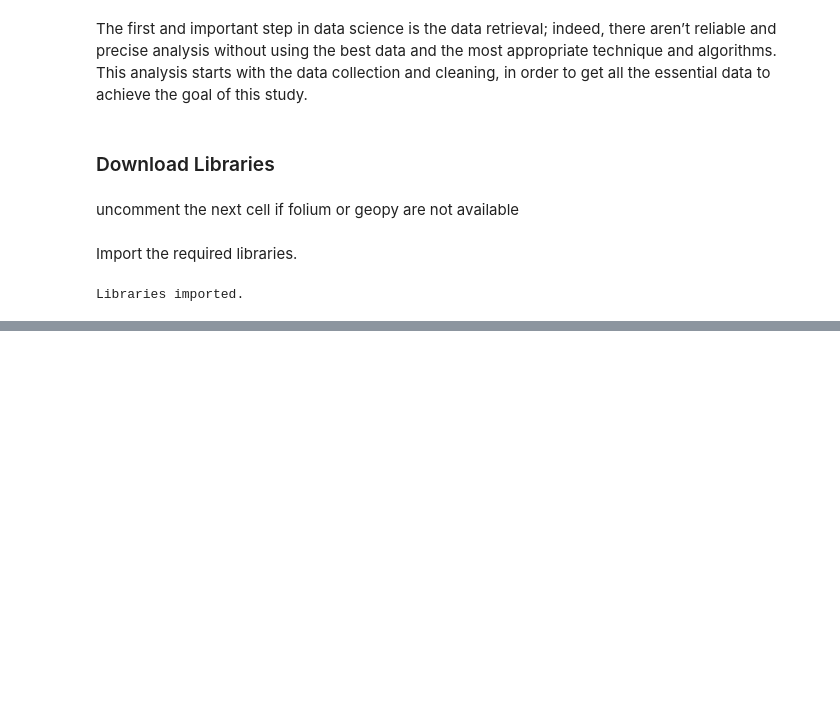
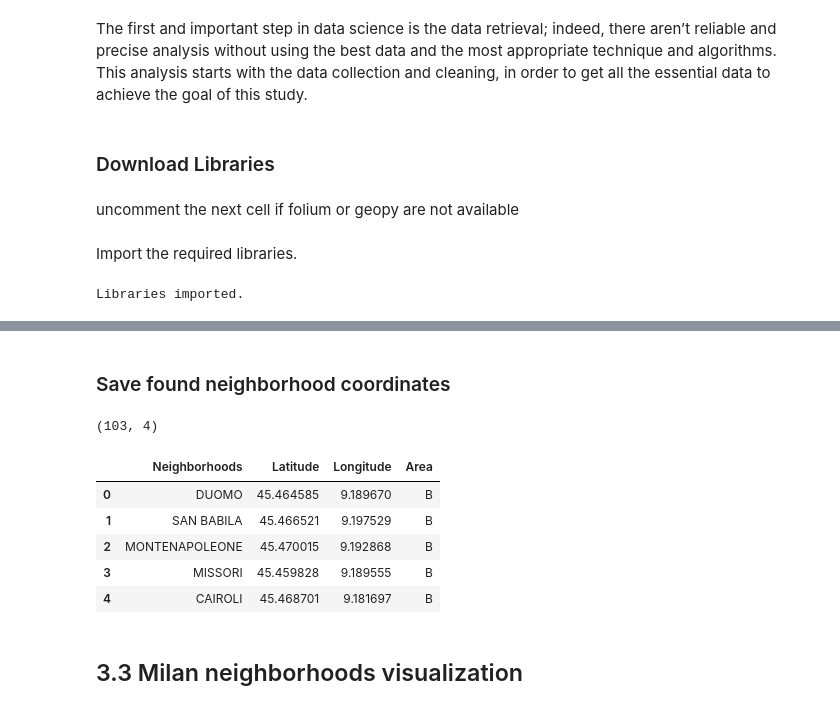
Before and after one commit to pierluigisegatto/Data_Science_Material, a Jupyter notebook: IBM Data Science Professional Certificate/8-ML_Full_Project/Real estate Milan /Real_estate_analysis.ipynb, the cells around one changed output, grey strips where cells are left out. Drawn from its saved outputs; the diff is of its cells as text; code cells hidden in the pictures; blank space fills up the shorter version.

Commit message:
omi data start

```diff
--- a/IBM Data Science Professional Certificate/8-ML_Full_Project/Real estate Milan /Real_estate_analysis.ipynb
+++ b/IBM Data Science Professional Certificate/8-ML_Full_Project/Real estate Milan /Real_estate_analysis.ipynb
@@ -115,0 +164,10 @@ Use th
+# %%
+# keep useful cols
+milan = neighborhoods[['Zona_Descr','Zona','Fascia']].copy()
+# translate col names
+milan.rename(columns={'Zona_Descr':'Neighborhoods',"Zona":'Code','Fascia':'Area'},inplace=True)
+# Get rid of quotes in names
+milan['Neighborhoods'].replace("'", '',regex=True,inplace=True)
+# explode the dataset to get the actual neighborhood names
+milan = milan.set_index(['Code','Area']).apply(lambda x: x.str.split(',').explode()).reset_index()
+milan.head(5)
@@ -115,0 +204,3 @@ Use th
+# %%
+# remove all white spaces at beginning of each neigh name
+milan['Neighborhoods'] = milan['Neighborhoods'].str.lstrip(' ')
@@ -115,0 +217,24 @@ Use th
+# %%
+from geopy.exc import GeocoderTimedOut
+from geopy.exc import GeocoderNotFound
+
+address= (neigh_df['Neighborhoods'] + ', Milano, MI , Italia')
+geolocater= Nominatim(user_agent="milan_coordinates-explorer")
+location=[]
+empty=[]
+
+def getcoords(add):
+    try:
+        coords= geolocater.geocode(add, timeout=10)
+        location.append([add, coords.latitude, coords.longitude])
+        print("the coords are {}".format(location[-1]))
+
+    except GeocoderTimedOut:
+        return getcoords(add)
+
+    except:
+        empty.append([add])
+        print("Couldn't find coords of {}".format(empty[-1]))
+
+for add in address:
+        getcoords(add)
@@ -115,0 +259,23 @@ Use th
+# %% [markdown]
+### Save found neighborhood coordinates
+# %%
+milan['Area'].shape
+neighborhoods_coordinates.shape
+# %% [output]
+(103, 4)
+# %%
+neighborhoods_coordinates = pd.DataFrame(location, columns=['Neighborhoods','Latitude','Longitude'])
+neighborhoods_coordinates['Neighborhoods'].replace(", Milano, MI , Italia", "", regex=True, inplace=True)
+neighborhoods_coordinates['Area'] = milan['Area']
+neighborhoods_coordinates.to_csv('coordinates.csv')
+
+neighborhoods_coordinates.head()
+# %% [output]
+|  | Neighborhoods | Latitude | Longitude | Area |
+| 0 | DUOMO | 45.464585 | 9.189670 | B |
+| 1 | SAN BABILA | 45.466521 | 9.197529 | B |
+| 2 | MONTENAPOLEONE | 45.470015 | 9.192868 | B |
+| 3 | MISSORI | 45.459828 | 9.189555 | B |
+| 4 | CAIROLI | 45.468701 | 9.181697 | B |
+# %% [markdown]
+## 3.3 Milan neighborhoods visualization <a class='anchor' id='3.3.'><a/>
```
Also changed, not shown: parts of 31 cells of this notebook, 1 other file.
